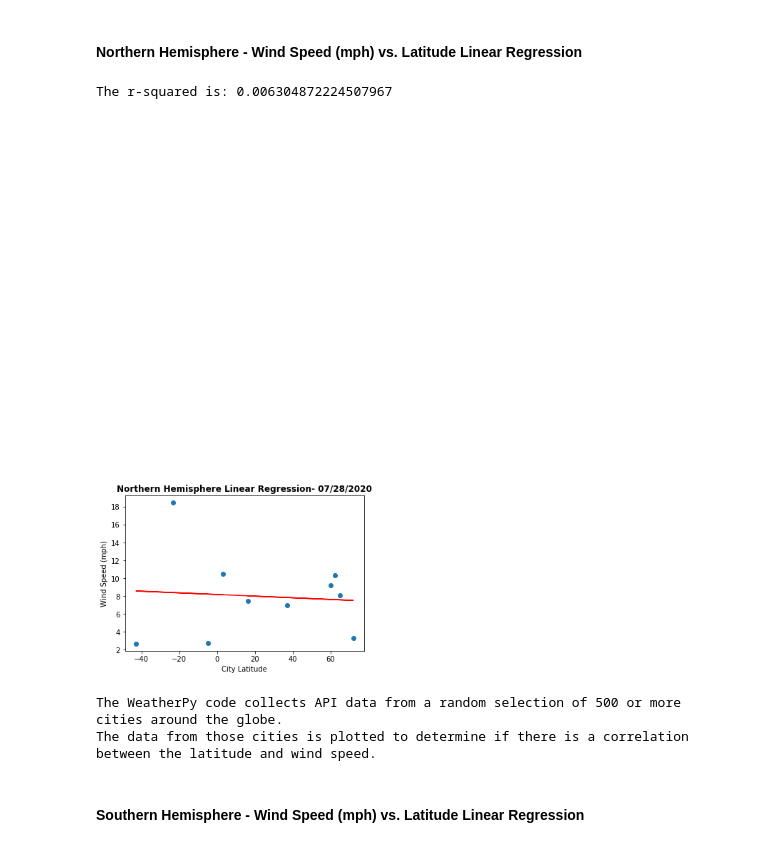
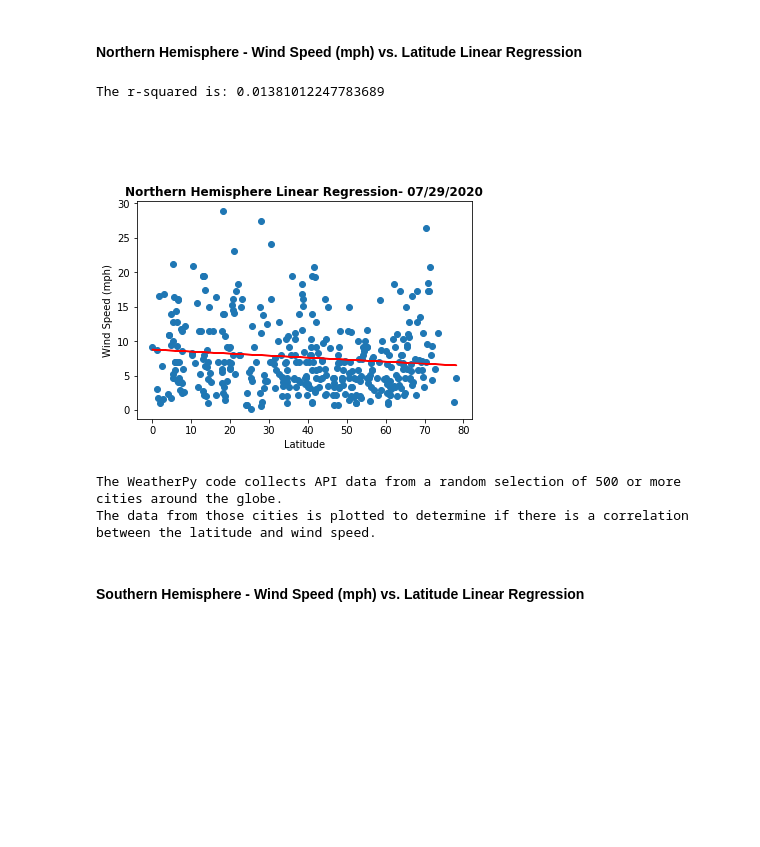
Before and after one commit to Michelin96/python-api-challenge, a Jupyter notebook: WeatherPy/WeatherPy.ipynb, the cells around one changed output. Cells and saved outputs as stored; diff of their text form; code cells hidden in the pictures; blank space fills up the shorter version.

```diff
--- a/WeatherPy/WeatherPy.ipynb
+++ b/WeatherPy/WeatherPy.ipynb
@@ -38,8 +38,8 @@ lat_lngs = []
 cities = []
 
 # Create a set of random lat and lng combinations
-lats = np.random.uniform(lat_range[0], lat_range[1], size=10)
-lngs = np.random.uniform(lng_range[0], lng_range[1], size=10)
+lats = np.random.uniform(lat_range[0], lat_range[1], size=1500)
+lngs = np.random.uniform(lng_range[0], lng_range[1], size=1500)
 lat_lngs = zip(lats, lngs)
 
 # Identify nearest city for each lat, lng combination
@@ -78,6 +67,7 @@ query_url = f"{url}appid={weather_api_key}&units=imperial&q="
 city_name= []
 city_id = []
 lat = []
+lon = []
 temp = []
 humid = []
 clouds = []
@@ -98,6 +88,7 @@ for city in cities:
         city_name.append(city_data['name'])
         city_id.append(city_data['id'])
         lat.append(city_data['coord']['lat'])
+        lon.append(city_data['coord']['lon'])
         temp.append(city_data['main']['temp'])
         humid.append(city_data['main']['humidity'])
         clouds.append(city_data['clouds']['all'])
@@ -132,6 +123,7 @@ Data Retrieval Complete
 weather_dict = {"City Name": city_name,
                 "City ID": city_id,
                 "Latitude": lat,
+                "Longitude": lon,
                 "Temp(F)": temp,
                 "Humidity(%)": humid,
                 "Cloudiness(%)": clouds,
@@ -141,6 +133,6 @@ weather_dict = {"City Name": city_name,
 weather_data = pd.DataFrame(weather_dict)
 
 #Exporting the data to a csv file without the Pandas index, but with the header
-weather_data.to_csv("out_put/weather_data.csv", encoding="utf-8", index=False, header=True)
-weather_data.head(10)
+weather_data.to_csv("out_put/cities.csv", encoding="utf-8", index=False, header=True)
+weather_data.head()
 # %% [output]
@@ -258,7 +238,7 @@ def linear_regression(city_lat, weather):
     regress_values = x_values * slope + intercept
     line_eq = "y = " + str(round(slope,2)) + "x + " + str(round(intercept,2))
     plt.plot(x_values,regress_values,"r-")
-    plt.annotate(line_eq,(30, 20), fontsize=15,color="red")
+    plt.annotate(line_eq,(20, 40), fontsize=12,color="red")
     return print(f"The r-squared is: {rvalue**2}")
 # %% [markdown]
 ####  Northern Hemisphere - Temp vs. Latitude Linear Regression
@@ -376,19 +354,19 @@ The data from those cities is plotted to determine if there is a correlation bet
 ####  Northern Hemisphere - Wind Speed (mph) vs. Latitude Linear Regression
 # %%
 # Plot the latitude of the city compared to its wind speed
-city_lat = weather_data['Latitude']
-wind = weather_data['Wind Speed(mph)']
+city_lat = northern_data['Latitude']
+wind = northern_data['Wind Speed(mph)']
 plt.scatter(city_lat, wind)
-plt.xlabel('City Latitude')
+plt.xlabel('Latitude')
 plt.ylabel('Wind Speed (mph)')
 plt.title(f'Northern Hemisphere Linear Regression- {date}', fontweight="black")
 #Passing in weather data and city latitude to the funtion that creates the linear regression
 linear_regression(city_lat, wind)
 plt.show()
 print(f'The WeatherPy code collects API data from a random selection of 500 or more cities around the globe.\nThe data from those cities is plotted to determine if there is a correlation between the latitude and wind speed.')
 # %% [output]
-The r-squared is: 0.006304872224507967
+The r-squared is: 0.01381012247783689
-[figure, old version]
+[figure, new version]
 The WeatherPy code collects API data from a random selection of 500 or more cities around the globe.
 The data from those cities is plotted to determine if there is a correlation between the latitude and wind speed.
 # %% [markdown]
```
Also changed, not shown: parts of 20 cells of this notebook, 2 other files.
